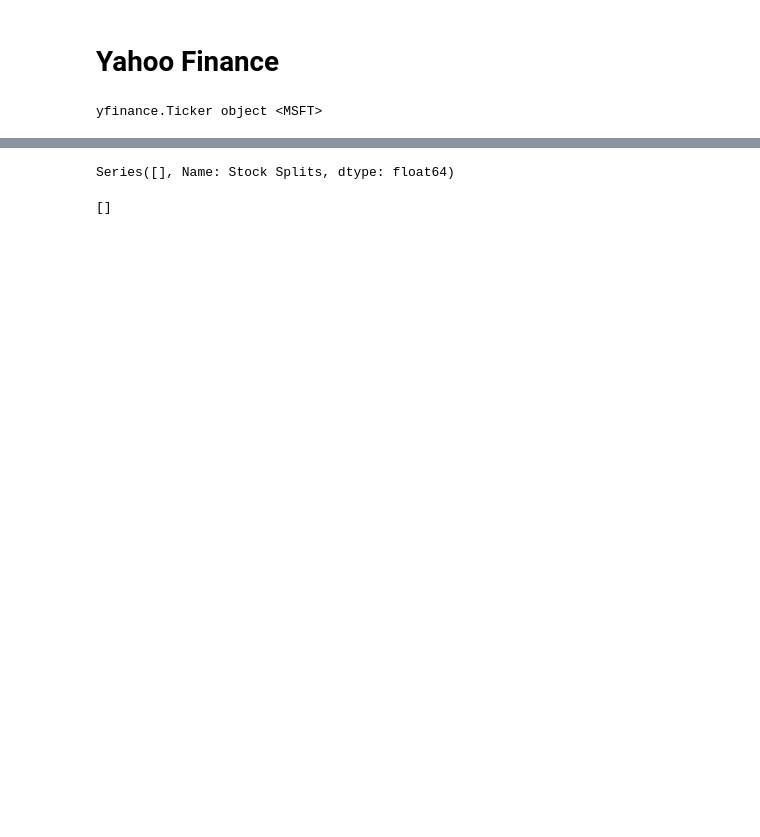
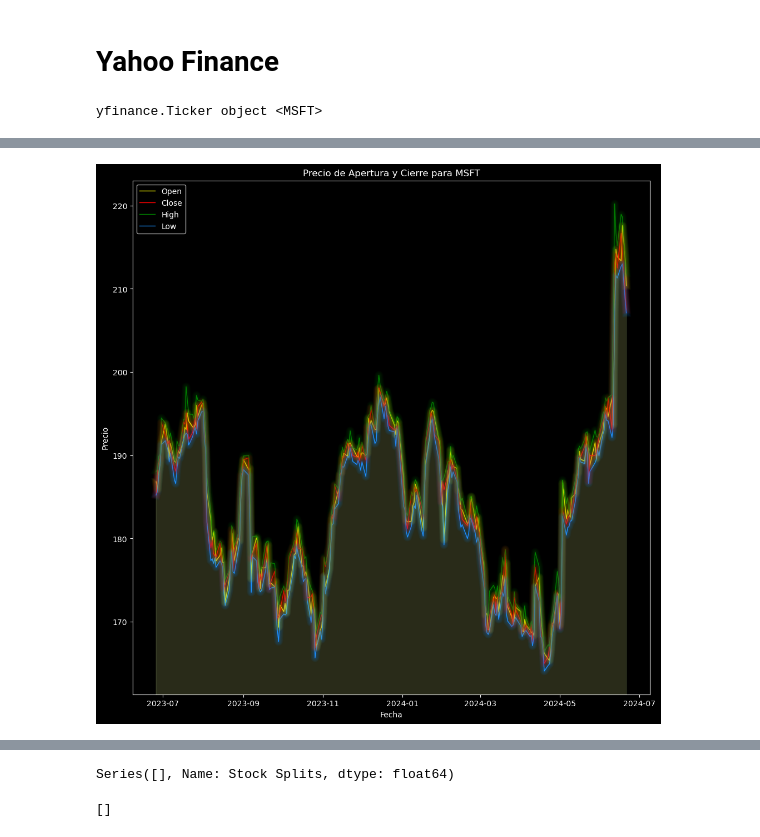
Before and after one commit to giottomillan/project_portfolio, a Jupyter notebook: bolsa_tool.ipynb, the cells around one changed output, grey strips where cells are left out. Cells and saved outputs as stored; diff of their text form; code cells hidden in the pictures; blank space fills up the shorter version.

Commit message:
nuevos gráficos

```diff
--- a/bolsa_tool.ipynb
+++ b/bolsa_tool.ipynb
@@ -81,3 +83,21 @@ hist.head()
+# %%
+# Crear el gráfico
+def plot_open_close(data):
+    plt.figure(figsize=(12,12))
+    sns.lineplot(data=data, x=data.index, y='Open', color='yellow', linewidth=1, label='Open')
+    sns.lineplot(data=data, x=data.index, y='Close', color='red', linewidth=1, label='Close')
+    sns.lineplot(data=data, x=data.index, y='High', color='green', linewidth=1, label='High')
+    sns.lineplot(data=data, x=data.index, y='Low', color='dodgerblue', linewidth=1, label='Low')
+    #sns.lineplot(data=data, x=data.index, y='Volume', color='white', linewidth=1, label='Volume')
+    mplcyberpunk.add_glow_effects()
+    plt.title(f'Precio de Apertura y Cierre para MSFT')
+    plt.xlabel('Fecha')
+    plt.ylabel('Precio')
+    #plt.legend()
+    #plt.grid(True)
+    return plt
+# %% [output]
+[figure, added]
 # %%
 # show meta information about the history (requires history() to be called first)
 msft.history_metadata
```
Also changed, not shown: parts of 15 cells of this notebook, 1 other file.
